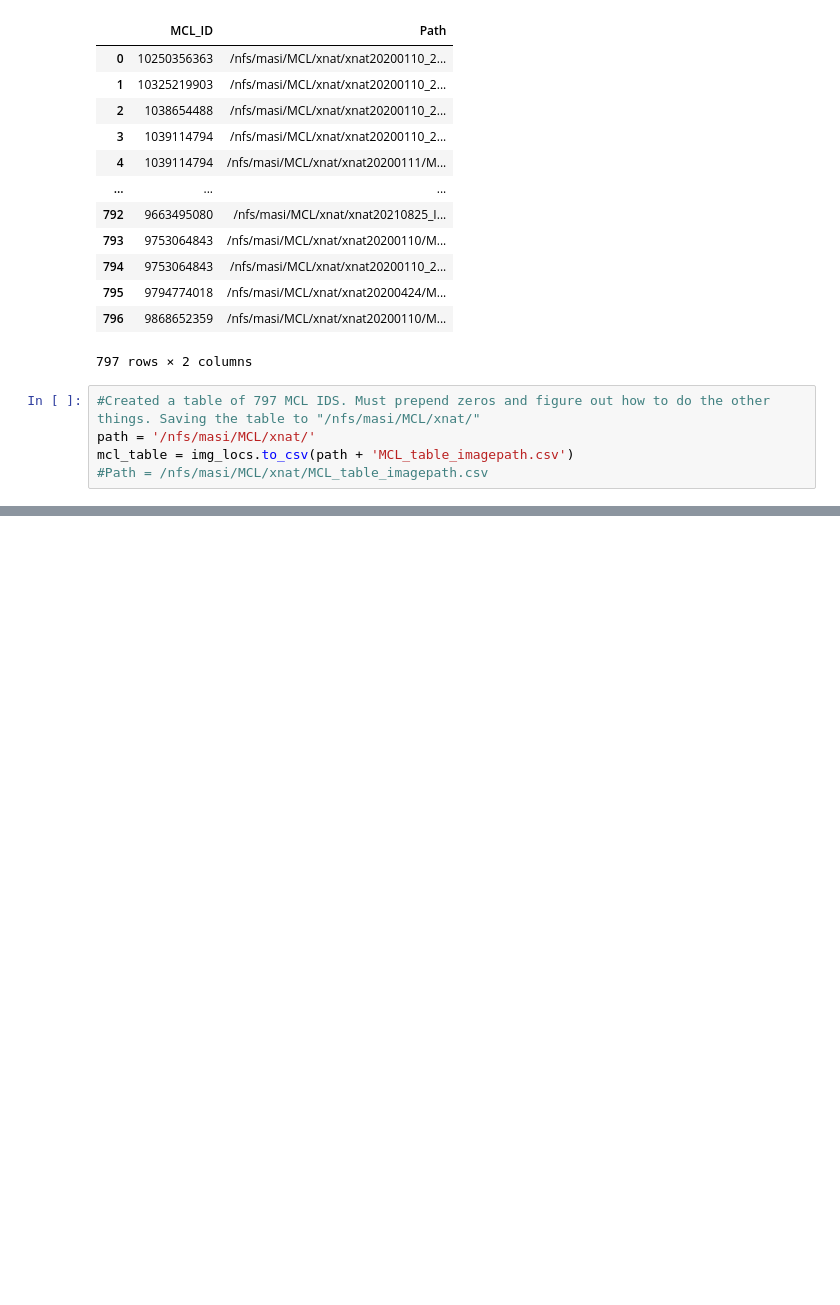
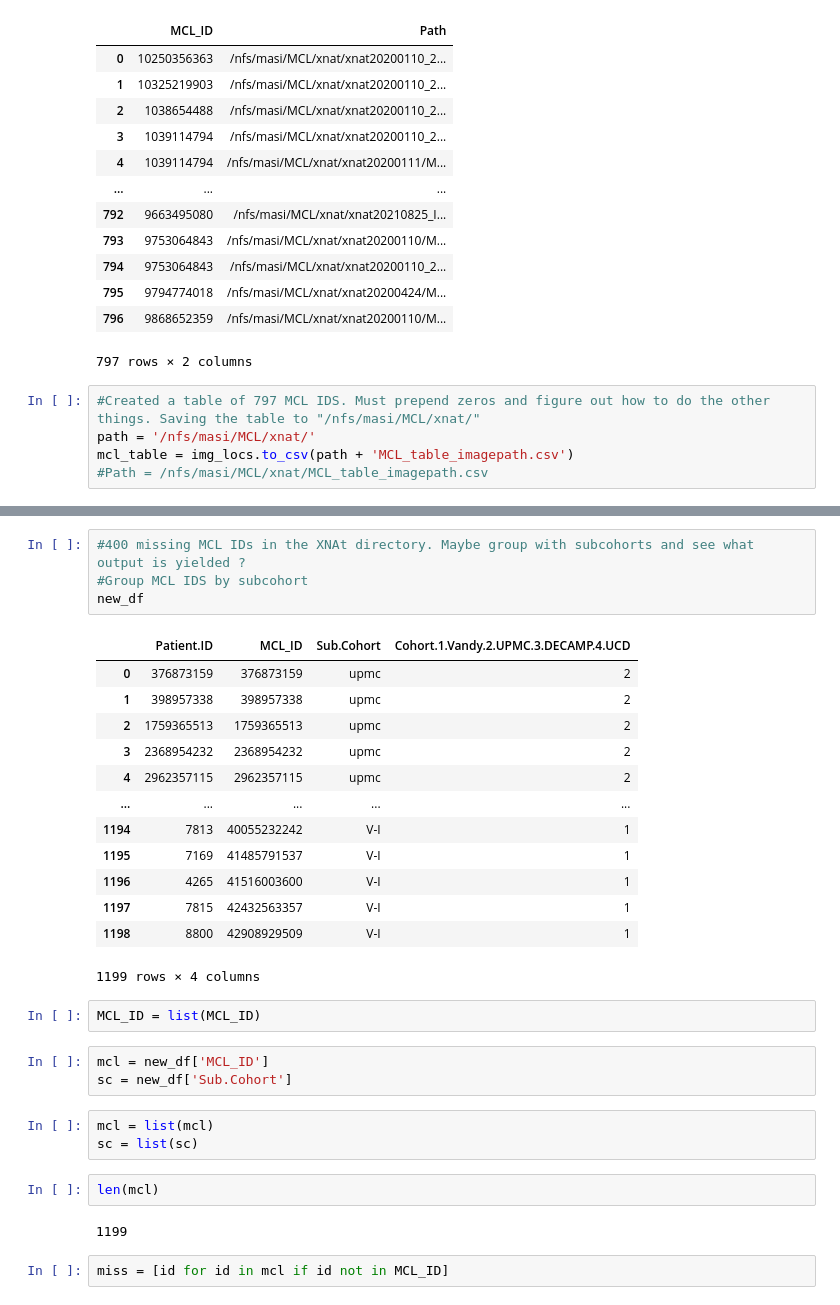
Before and after one commit to MASILab/Harmonization_Initial, a Jupyter notebook: Lung_data_organization.ipynb, the cells around one changed output, grey strips where cells are left out. Cells and saved outputs as stored; diff of their text form; blank space fills up the shorter version.

```diff
--- a/Lung_data_organization.ipynb
+++ b/Lung_data_organization.ipynb
@@ -272,0 +218,32 @@ id_table = pd.DataFrame(list(elements.items()), columns = ['MCL_ID', 'Image Path
+# %%
+#400 missing MCL IDs in the XNAt directory. Maybe group with subcohorts and see what output is yielded ?
+#Group MCL IDS by subcohort
+new_df
+# %% [output]
+|  | Patient.ID | MCL_ID | Sub.Cohort | Cohort.1.Vandy.2.UPMC.3.DECAMP.4.UCD |
+| 0 | 376873159 | 376873159 | upmc | 2 |
+| 1 | 398957338 | 398957338 | upmc | 2 |
+| 2 | 1759365513 | 1759365513 | upmc | 2 |
+| 3 | 2368954232 | 2368954232 | upmc | 2 |
+| 4 | 2962357115 | 2962357115 | upmc | 2 |
+| ... | ... | ... | ... | ... |
+| 1194 | 7813 | 40055232242 | V-I | 1 |
+| 1195 | 7169 | 41485791537 | V-I | 1 |
+| 1196 | 4265 | 41516003600 | V-I | 1 |
+| 1197 | 7815 | 42432563357 | V-I | 1 |
+| 1198 | 8800 | 42908929509 | V-I | 1 |
+1199 rows × 4 columns
+# %%
+MCL_ID = list(MCL_ID)
+# %%
+mcl = new_df['MCL_ID']
+sc = new_df['Sub.Cohort']
+# %%
+mcl = list(mcl)
+sc = list(sc)
+# %%
+len(mcl)
+# %% [output]
+1199
+# %%
+miss = [id for id in mcl if id not in MCL_ID]
```
Also changed, not shown: parts of 34 cells of this notebook.
